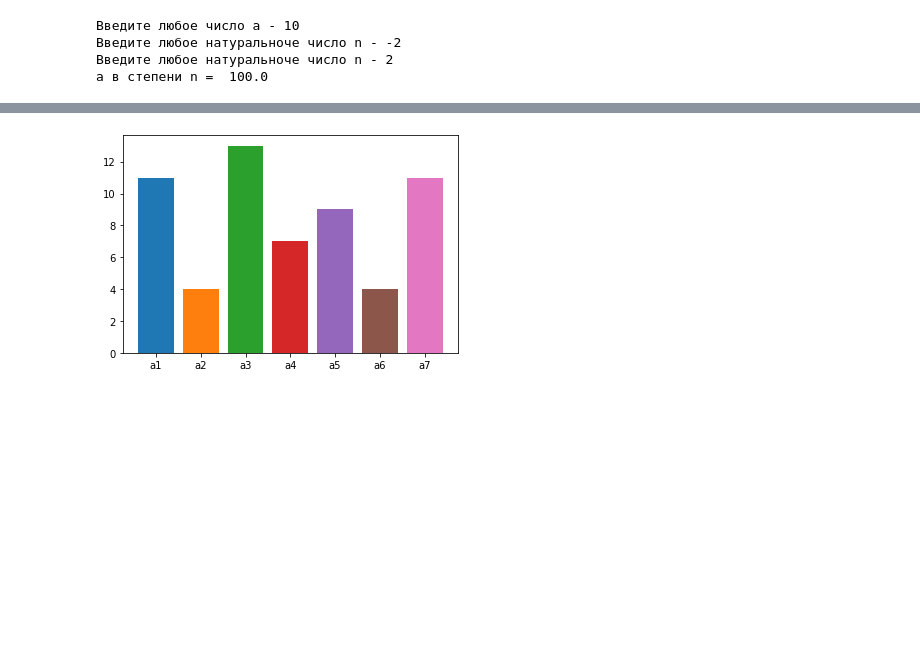
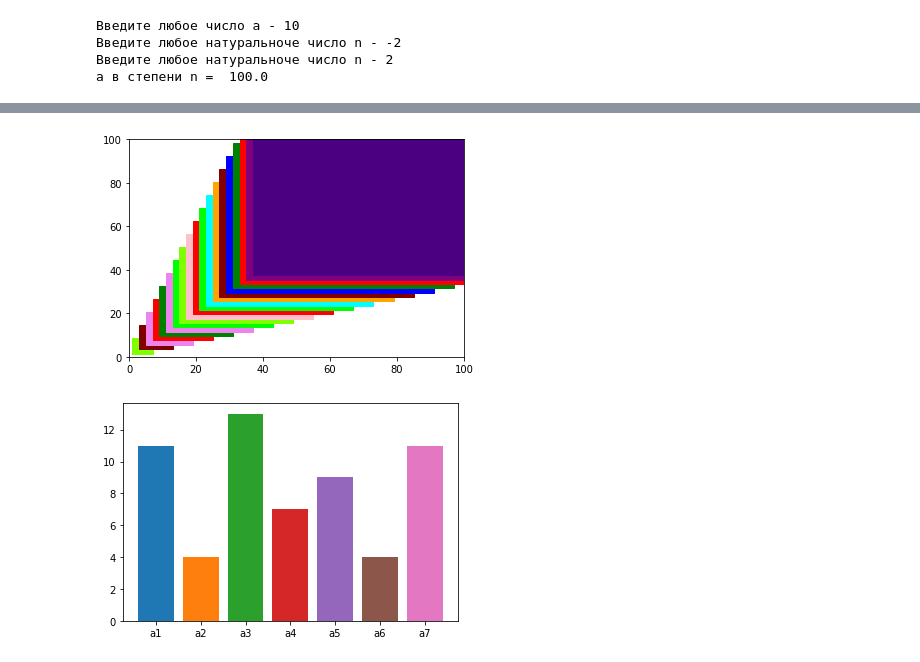
Before and after one commit to YuryDelkov/py_work, a Jupyter notebook: ans.ipynb, the cells around one changed output, grey strips where cells are left out. Cells and saved outputs as stored; diff of their text form; code cells hidden in the pictures; blank space fills up the shorter version.

```diff
--- a/ans.ipynb
+++ b/ans.ipynb
@@ -50,3 +74,28 @@ print('а^n = ', a**n)
+# %%
+# 173
+
+import pylab
+from random import *
+
+n = 20
+mas = list(range(1, 4*n))
+
+pylab.xlim(0, 100)
+pylab.ylim(0, 100)
+axes = pylab.gca()
+
+for i in range(0, 4*n-1):
+    if mas[i] % 4 == 0:
+        colors = choice(['aqua', 'blue', 'fuchsia', 'green', 'maroon', 'orange', 'pink',
+         'purple', 'red','yellow', 'violet', 'indigo', 'chartreuse', 'lime'])
+        x = mas[i]-mas[i+2]/2
+        y = mas[i+1]-mas[i+3]/2
+        rect = pylab.Rectangle((x, y), mas[i+2], mas[i+3], color=colors)
+        axes.add_patch(rect)
+
+pylab.show()
+# %% [output]
+[figure, added]
 # %%
 # Задание №124
 
```
Also changed, not shown: parts of 1 cell of this notebook.
